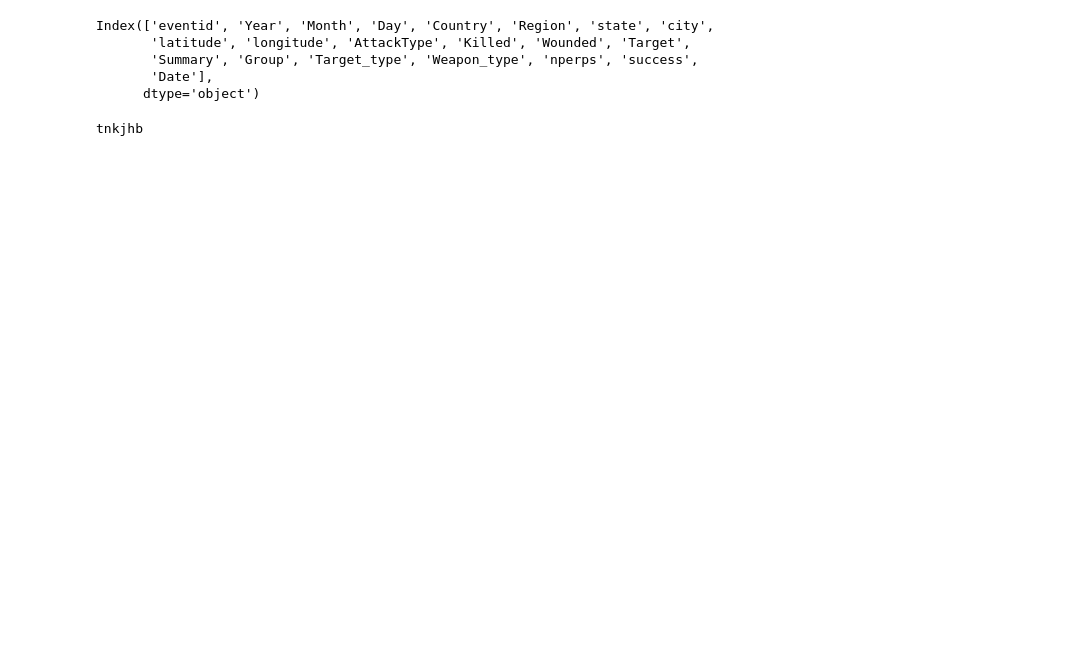
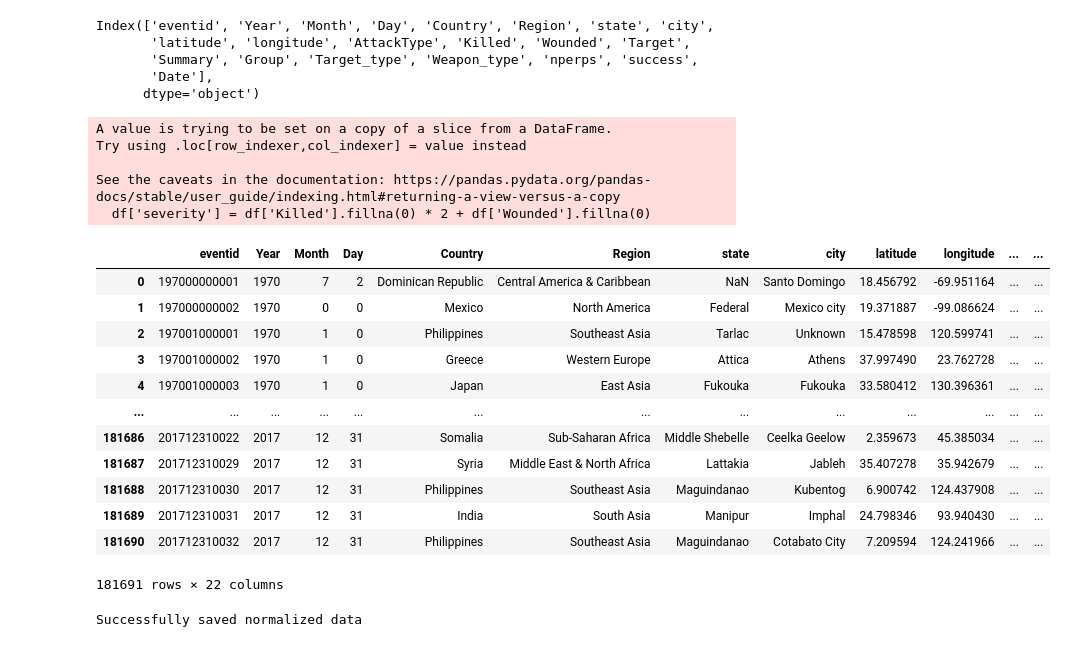
Before and after one commit to yoni97/analysis_global_terrorism, a Jupyter notebook: pandas_analytics/analystics.ipynb, the cells around one changed output. Cells and saved outputs as stored; diff of their text form; code cells hidden in the pictures; blank space fills up the shorter version.

```diff
--- a/pandas_analytics/analystics.ipynb
+++ b/pandas_analytics/analystics.ipynb
@@ -140,11 +140,33 @@ Index(['eventid', 'Year', 'Month', 'Day', 'Country', 'Region', 'state', 'city',
 
     # City
     # 'city'
+# %%
+df['severity'] = df['Killed'].fillna(0) * 2 + df['Wounded'].fillna(0)
+df
+# %% [output]
+A value is trying to be set on a copy of a slice from a DataFrame.
+Try using .loc[row_indexer,col_indexer] = value instead
+
+See the caveats in the documentation: https://pandas.pydata.org/pandas-docs/stable/user_guide/indexing.html#returning-a-view-versus-a-copy
+  df['severity'] = df['Killed'].fillna(0) * 2 + df['Wounded'].fillna(0)
+|  | eventid | Year | Month | Day | Country | Region | state | city | latitude | longitude | ... | ... |
+| 0 | 197000000001 | 1970 | 7 | 2 | Dominican Republic | Central America & Caribbean | NaN | Santo Domingo | 18.456792 | -69.951164 | ... | ... |
+| 1 | 197000000002 | 1970 | 0 | 0 | Mexico | North America | Federal | Mexico city | 19.371887 | -99.086624 | ... | ... |
+| 2 | 197001000001 | 1970 | 1 | 0 | Philippines | Southeast Asia | Tarlac | Unknown | 15.478598 | 120.599741 | ... | ... |
+| 3 | 197001000002 | 1970 | 1 | 0 | Greece | Western Europe | Attica | Athens | 37.997490 | 23.762728 | ... | ... |
+| 4 | 197001000003 | 1970 | 1 | 0 | Japan | East Asia | Fukouka | Fukouka | 33.580412 | 130.396361 | ... | ... |
+| ... | ... | ... | ... | ... | ... | ... | ... | ... | ... | ... | ... | ... |
+| 181686 | 201712310022 | 2017 | 12 | 31 | Somalia | Sub-Saharan Africa | Middle Shebelle | Ceelka Geelow | 2.359673 | 45.385034 | ... | ... |
+| 181687 | 201712310029 | 2017 | 12 | 31 | Syria | Middle East & North Africa | Lattakia | Jableh | 35.407278 | 35.942679 | ... | ... |
+| 181688 | 201712310030 | 2017 | 12 | 31 | Philippines | Southeast Asia | Maguindanao | Kubentog | 6.900742 | 124.437908 | ... | ... |
+| 181689 | 201712310031 | 2017 | 12 | 31 | India | South Asia | Manipur | Imphal | 24.798346 | 93.940430 | ... | ... |
+| 181690 | 201712310032 | 2017 | 12 | 31 | Philippines | Southeast Asia | Maguindanao | Cotabato City | 7.209594 | 124.241966 | ... | ... |
+181691 rows × 22 columns
 # %%
 df.to_csv('normalized_data.csv', index=False)
-print('tnkjhb')
+print('Successfully saved normalized data')
 # %% [output]
-tnkjhb
+Successfully saved normalized data
 # %%
 nd = pd.read_csv('normalized_data.csv', index_col=0)
 nd
```
Also changed, not shown: parts of 7 cells of this notebook, 2 other files.
